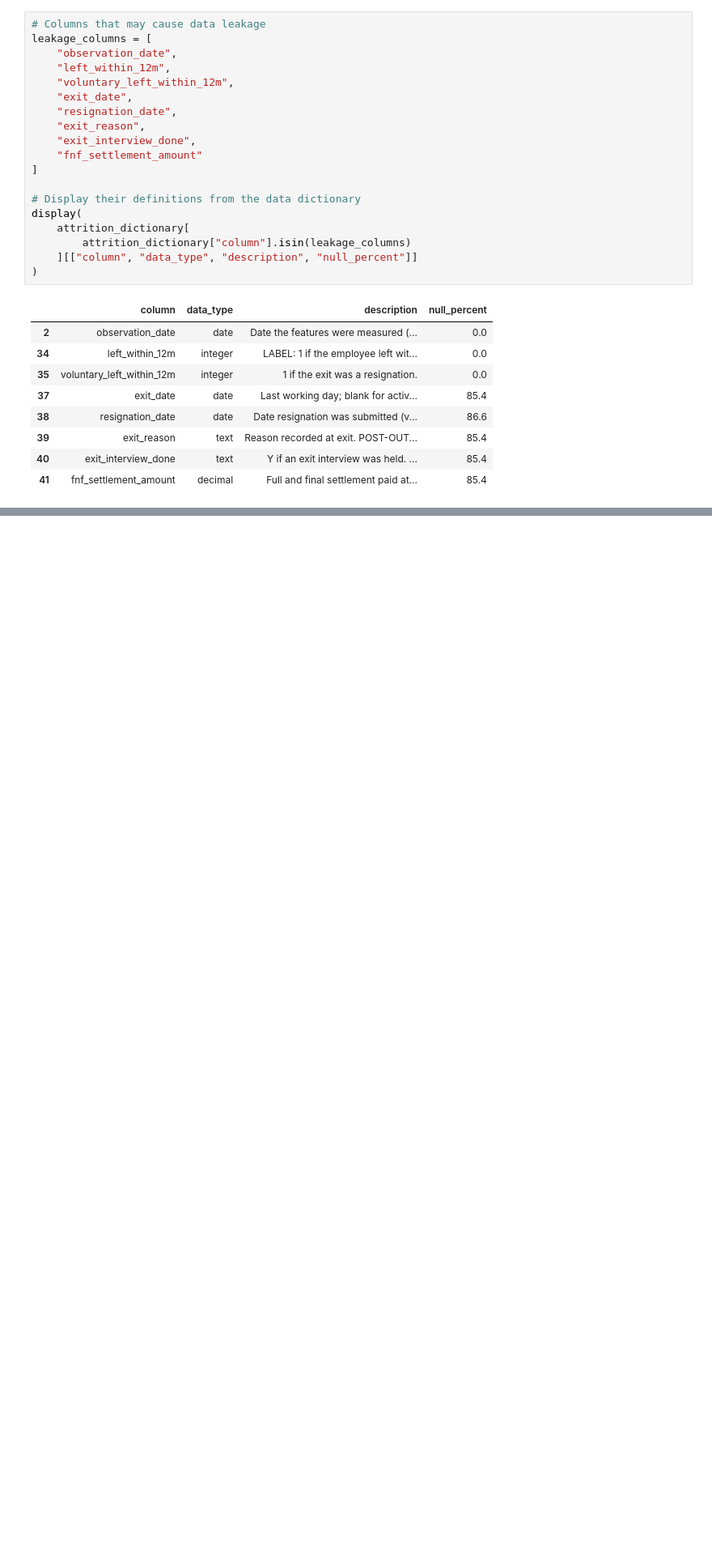
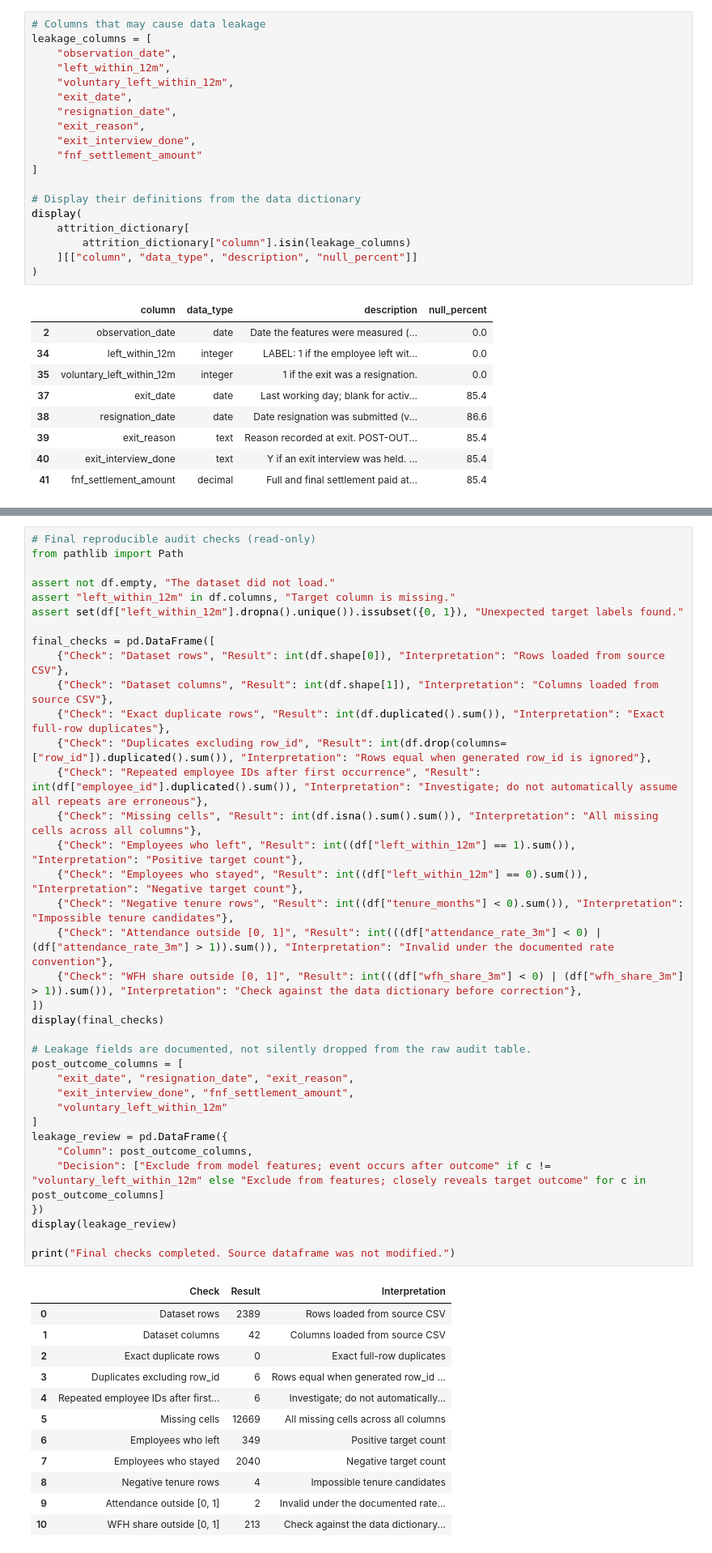
Before and after one commit to ItzKalpesh/employee-ml-project, a Jupyter notebook: notebooks/01_data_audit.ipynb, the cells around one changed output, grey strips where cells are left out. Shown at 81% size. Drawn from its saved outputs; the diff is of its cells as text; blank space fills up the shorter version.

Commit message:
Complete Task 1 employee attrition data audit

```diff
--- a/notebooks/01_data_audit.ipynb
+++ b/notebooks/01_data_audit.ipynb
@@ -1295,0 +1338,49 @@ display(
+# %%
+# Final reproducible audit checks (read-only)
+from pathlib import Path
+
+assert not df.empty, "The dataset did not load."
+assert "left_within_12m" in df.columns, "Target column is missing."
+assert set(df["left_within_12m"].dropna().unique()).issubset({0, 1}), "Unexpected target labels found."
+
+final_checks = pd.DataFrame([
+    {"Check": "Dataset rows", "Result": int(df.shape[0]), "Interpretation": "Rows loaded from source CSV"},
+    {"Check": "Dataset columns", "Result": int(df.shape[1]), "Interpretation": "Columns loaded from source CSV"},
+    {"Check": "Exact duplicate rows", "Result": int(df.duplicated().sum()), "Interpretation": "Exact full-row duplicates"},
+    {"Check": "Duplicates excluding row_id", "Result": int(df.drop(columns=["row_id"]).duplicated().sum()), "Interpretation": "Rows equal when generated row_id is ignored"},
+    {"Check": "Repeated employee IDs after first occurrence", "Result": int(df["employee_id"].duplicated().sum()), "Interpretation": "Investigate; do not automatically assume all repeats are erroneous"},
+    {"Check": "Missing cells", "Result": int(df.isna().sum().sum()), "Interpretation": "All missing cells across all columns"},
+    {"Check": "Employees who left", "Result": int((df["left_within_12m"] == 1).sum()), "Interpretation": "Positive target count"},
+    {"Check": "Employees who stayed", "Result": int((df["left_within_12m"] == 0).sum()), "Interpretation": "Negative target count"},
+    {"Check": "Negative tenure rows", "Result": int((df["tenure_months"] < 0).sum()), "Interpretation": "Impossible tenure candidates"},
+    {"Check": "Attendance outside [0, 1]", "Result": int(((df["attendance_rate_3m"] < 0) | (df["attendance_rate_3m"] > 1)).sum()), "Interpretation": "Invalid under the documented rate convention"},
+    {"Check": "WFH share outside [0, 1]", "Result": int(((df["wfh_share_3m"] < 0) | (df["wfh_share_3m"] > 1)).sum()), "Interpretation": "Check against the data dictionary before correction"},
+])
+display(final_checks)
+
+# Leakage fields are documented, not silently dropped from the raw audit table.
+post_outcome_columns = [
+    "exit_date", "resignation_date", "exit_reason",
+    "exit_interview_done", "fnf_settlement_amount",
+    "voluntary_left_within_12m"
+]
+leakage_review = pd.DataFrame({
+    "Column": post_outcome_columns,
+    "Decision": ["Exclude from model features; event occurs after outcome" if c != "voluntary_left_within_12m" else "Exclude from features; closely reveals target outcome" for c in post_outcome_columns]
+})
+display(leakage_review)
+
+print("Final checks completed. Source dataframe was not modified.")
+# %% [output]
+|  | Check | Result | Interpretation |
+| 0 | Dataset rows | 2389 | Rows loaded from source CSV |
+| 1 | Dataset columns | 42 | Columns loaded from source CSV |
+| 2 | Exact duplicate rows | 0 | Exact full-row duplicates |
+| 3 | Duplicates excluding row_id | 6 | Rows equal when generated row_id ... |
+| 4 | Repeated employee IDs after first... | 6 | Investigate; do not automatically... |
+| 5 | Missing cells | 12669 | All missing cells across all columns |
+| 6 | Employees who left | 349 | Positive target count |
+| 7 | Employees who stayed | 2040 | Negative target count |
+| 8 | Negative tenure rows | 4 | Impossible tenure candidates |
+| 9 | Attendance outside [0, 1] | 2 | Invalid under the documented rate... |
+| 10 | WFH share outside [0, 1] | 213 | Check against the data dictionary... |
```
Also changed, not shown: parts of 9 cells of this notebook, 4 other files.
